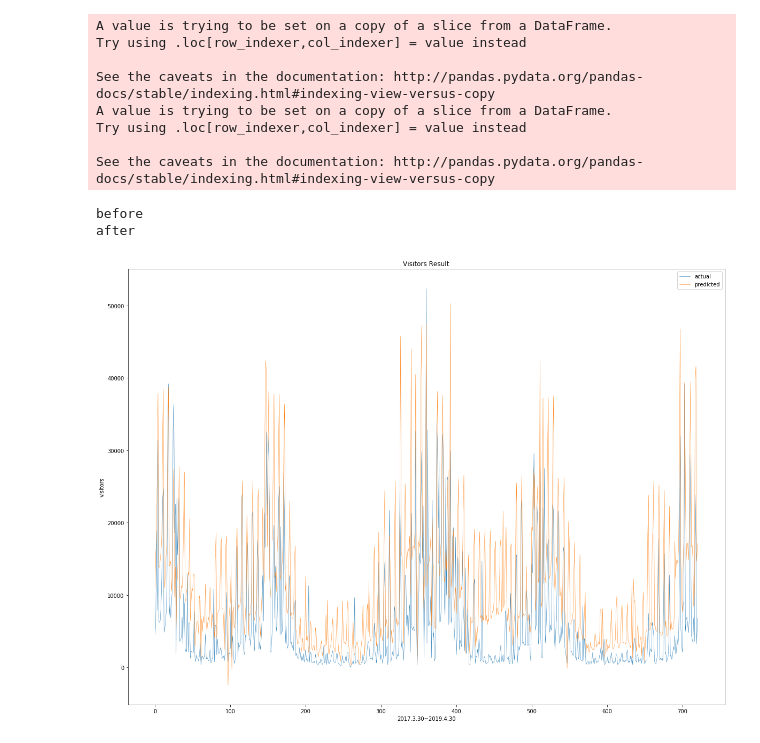
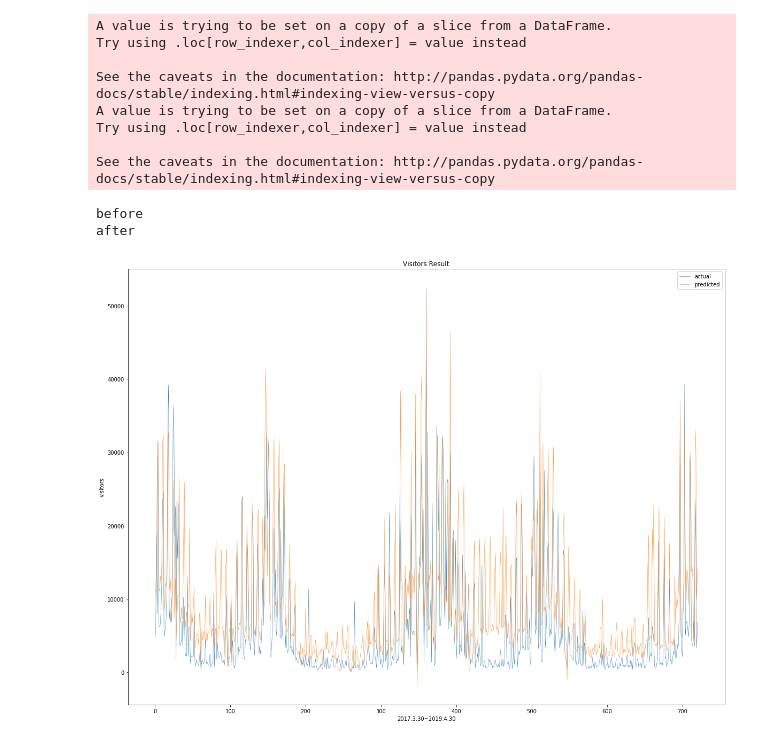
Before and after one commit to chanhyukkang/Preicting_the_Visitors_to_the_Themepark, a Jupyter notebook: 이날 어때 완전 모델 주간 제거 불러오기.ipynb, the cells around one changed output. Drawn from its saved outputs; the diff is of its cells as text; code cells hidden in the pictures.

```diff
--- a/이날 어때 완전 모델 주간 제거 불러오기.ipynb
+++ b/이날 어때 완전 모델 주간 제거 불러오기.ipynb
@@ -68,32 +68,32 @@ y_test_sc = sc2.transform(y_test)
 #모델 로드
 from keras.models import load_model
 model4 = load_model('thisday1.h5')
 
 X_test_sc_dropped = X_test_sc[dayto-1:]#시계열데이터에 맞게 변환
 #**********************************plot을 이용한 그래프 그리기******************************************
 print("before")
 Y_pred = model4.predict([X_test_tLSTM, X_test_sc_dropped])
 print("after")
 plt.figure(figsize=(20,15))
 plt.rcParams['lines.linewidth'] = 0.5
 plt.title('Visitors Result')
 plt.xlabel('2017.3.30~2019.4.30')#수정해야 함
 plt.ylabel('visitors')
 ynewtest = sc.inverse_transform(y_testLSTM)
 plt.plot(ynewtest, label='actual')
 ynew = sc.inverse_transform(Y_pred)
-plt.plot(ynew, label='predicted')
+plt.plot(ynew*8/10, label='predicted')
 plt.legend()
 plt.show()
 # %% [output]
 A value is trying to be set on a copy of a slice from a DataFrame.
 Try using .loc[row_indexer,col_indexer] = value instead
 
 See the caveats in the documentation: http://pandas.pydata.org/pandas-docs/stable/indexing.html#indexing-view-versus-copy
 A value is trying to be set on a copy of a slice from a DataFrame.
 Try using .loc[row_indexer,col_indexer] = value instead
 
 See the caveats in the documentation: http://pandas.pydata.org/pandas-docs/stable/indexing.html#indexing-view-versus-copy
 before
 after
-[figure, old version]
+[figure, new version]
```
Also changed, not shown: 6 other files.
